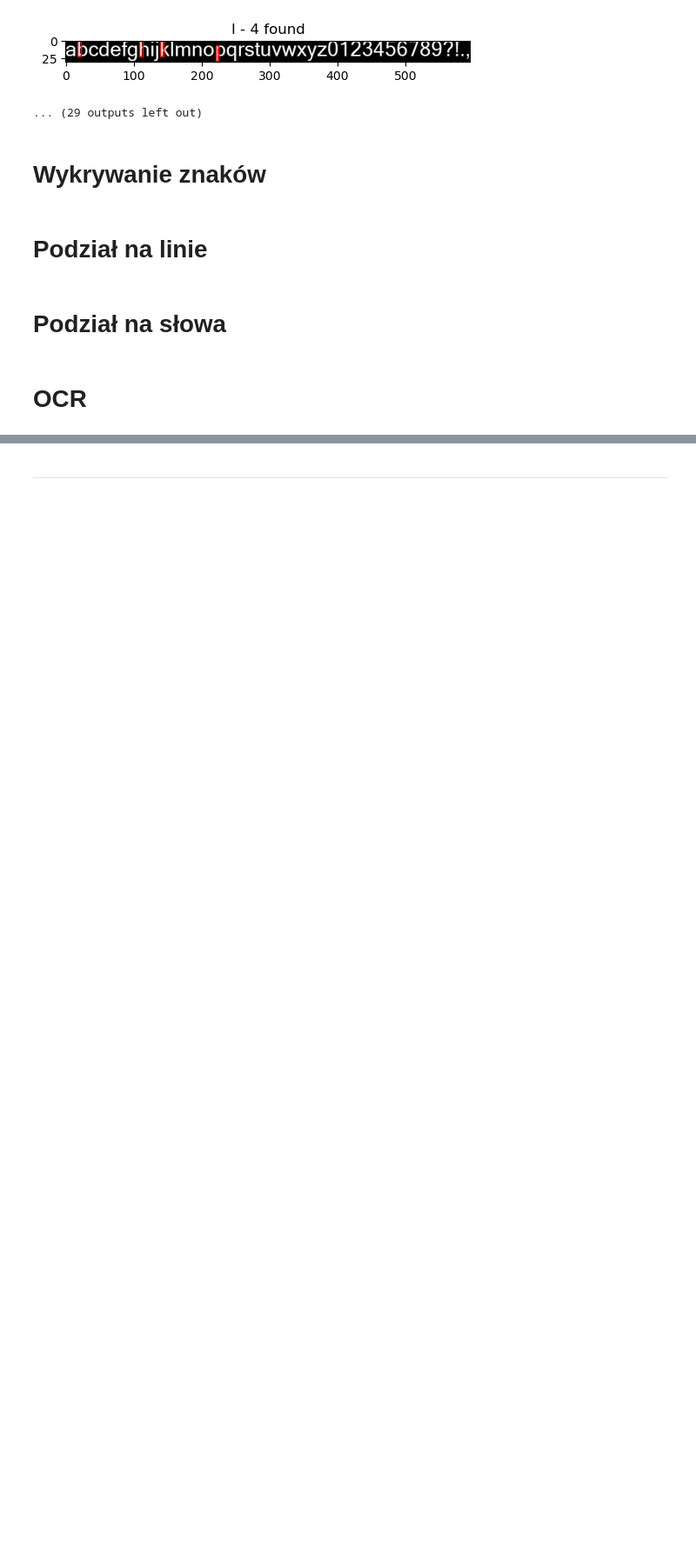
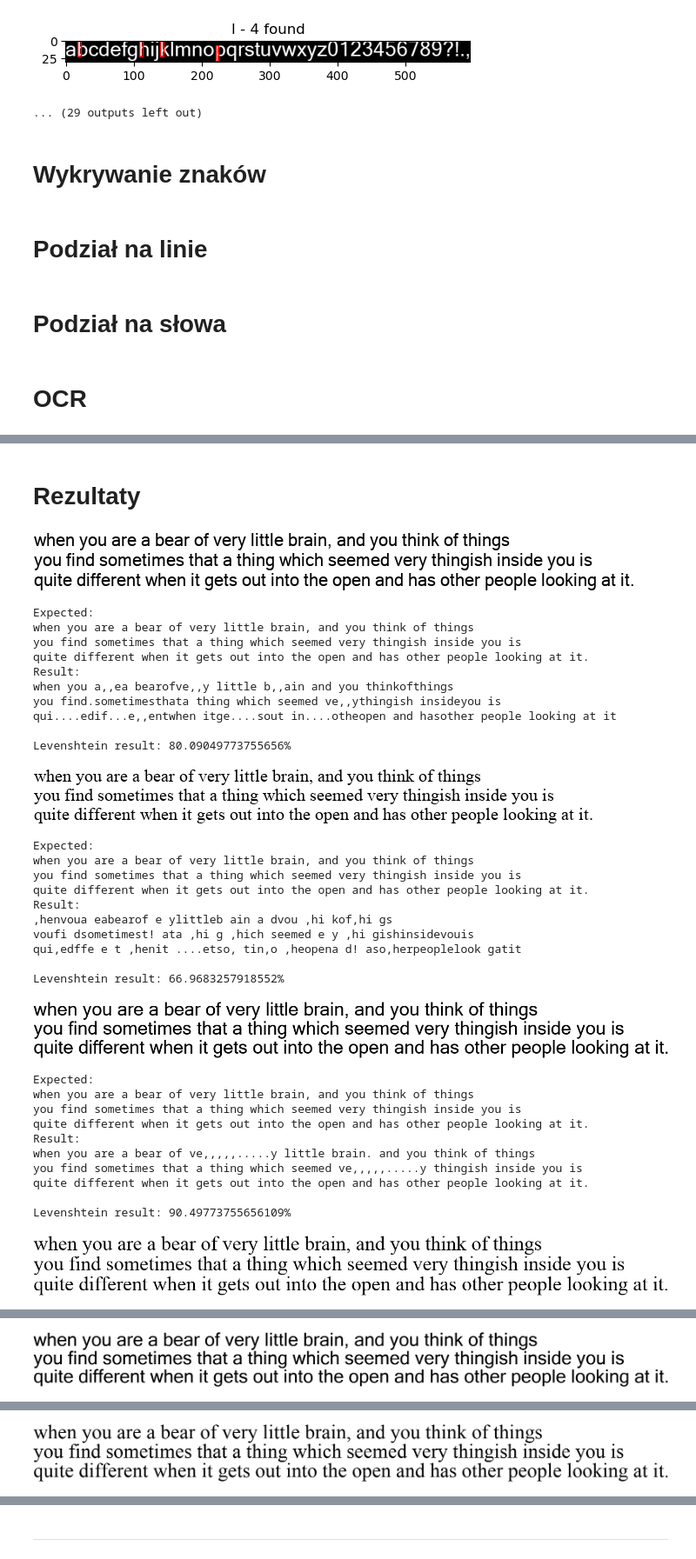
Before and after one commit to radoslawrolka/Computational_Methods_in_Science_and_Engineering, a Jupyter notebook: lab9/task2.ipynb, the cells around one changed output, grey strips where cells are left out. Shown at 87% size. Drawn from its saved outputs; the diff is of its cells as text; code cells hidden in the pictures; blank space fills up the shorter version.

```diff
--- a/lab9/task2.ipynb
+++ b/lab9/task2.ipynb
@@ -200,7 +200,7 @@ get_char_order('sans-serif', show=True)
 # Wykrywanie znaków
 # %%
 def read_text(image, font, fontsize, confidence=0.99, show=False):
-    char_order = get_char_order(font)
+    char_order = get_char_order(font, show)
     enchanced = add_char_patterns(image, font, fontsize)
     positions = []
     for char in char_order:
@@ -252,7 +252,10 @@ def word_division(lines, font, fontsize):
 # %% [markdown]
 # OCR
 # %%
-def ocr(image, font, fsize=40, confidence=0.999, isnoised=False, isrotated=False, show=False):
+def ocr(image, font, fsize=40, confidence=0, isnoised=False, isrotated=False, show=False):
+    if confidence == 0:
+        if fsize <= 30: confidence = 0.99
+        else: confidence = 0.99
     if isnoised: image = remove_noise(image)
     if isrotated: image = rotate_image(image)
     image = image.crop(image.getbbox())
@@ -284,12 +267,0 @@ def test(expected, result):
-# %%
-sze = 50
-#font = "sans-serif"
-font = "times-new-roman"
-text = "butelka z woda i kieliszek z winem\nto co o 12.00 w nocy\njest najwazniejsze."
-#text = "dupa"
-img = draw_text(text, font, sze)
-display(img)
-mine = ocr(img, font, sze, isnoised=False, isrotated=False, show=False, confidence=0.95)
-print(mine)
-
-test(text, mine)
@@ -314,0 +281,55 @@ Result: 64.38356164383562 %
+# %%
+def test(expected, font, fontsize, noise=0, rotate=0):
+    image = draw_text(expected, font, fontsize, noise=noise, rotate=rotate)
+    display(image)
+    result = ocr(image, font, fontsize, isnoised=noise>0, isrotated=rotate!=0)
+    print("Expected:")
+    print(expected)
+    print("Result:")
+    print(result)
+    result = result[:-1]
+    print(f'Levenshtein result: {levenshtein_distance(expected, result)}%')
+# %% [markdown]
+# Rezultaty
+# %%
+text = "when you are a bear of very little brain, and you think of things\n" \
+       "you find sometimes that a thing which seemed very thingish inside you is\n" \
+       "quite different when it gets out into the open and has other people looking at it."
+for size in [20, 40, 60]:
+    for font in ['sans-serif', 'times-new-roman']:
+        test(text, font, size,)
+# %% [output]
+[figure, added]
+Expected:
+when you are a bear of very little brain, and you think of things
+you find sometimes that a thing which seemed very thingish inside you is
+quite different when it gets out into the open and has other people looking at it.
+Result:
+when you a,,ea bearofve,,y little b,,ain and you thinkofthings
+you find.sometimesthata thing which seemed ve,,ythingish insideyou is
+qui....edif...e,,entwhen itge....sout in....otheopen and hasother people looking at it
+
+Levenshtein result: 80.09049773755656%
+[figure, added]
+Expected:
+when you are a bear of very little brain, and you think of things
+you find sometimes that a thing which seemed very thingish inside you is
+quite different when it gets out into the open and has other people looking at it.
+Result:
+,henvoua eabearof e ylittleb ain a dvou ,hi kof,hi gs
+voufi dsometimest! ata ,hi g ,hich seemed e y ,hi gishinsidevouis
+qui,edffe e t ,henit ....etso, tin,o ,heopena d! aso,herpeoplelook gatit
+
+Levenshtein result: 66.9683257918552%
+[figure, added]
+Expected:
+when you are a bear of very little brain, and you think of things
+you find sometimes that a thing which seemed very thingish inside you is
+quite different when it gets out into the open and has other people looking at it.
+Result:
+when you are a bear of ve,,,,,.....y little brain. and you think of things
+you find sometimes that a thing which seemed ve,,,,,.....y thingish inside you is
+quite different when it gets out into the open and has other people looking at it.
+
+Levenshtein result: 90.49773755656109%
+[figure, added]
@@ -314,0 +346 @@ Result: 64.38356164383562 %
+[figure, added]
@@ -314,0 +357 @@ Result: 64.38356164383562 %
+[figure, added]
```
Also changed, not shown: parts of 15 cells of this notebook.
